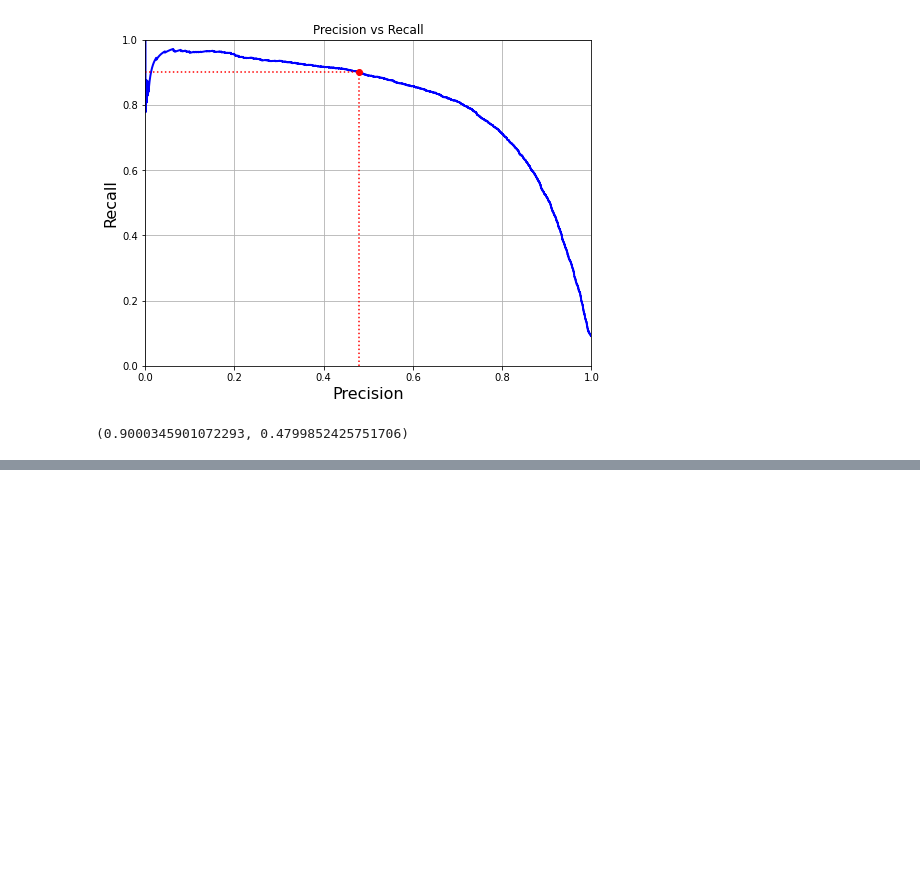
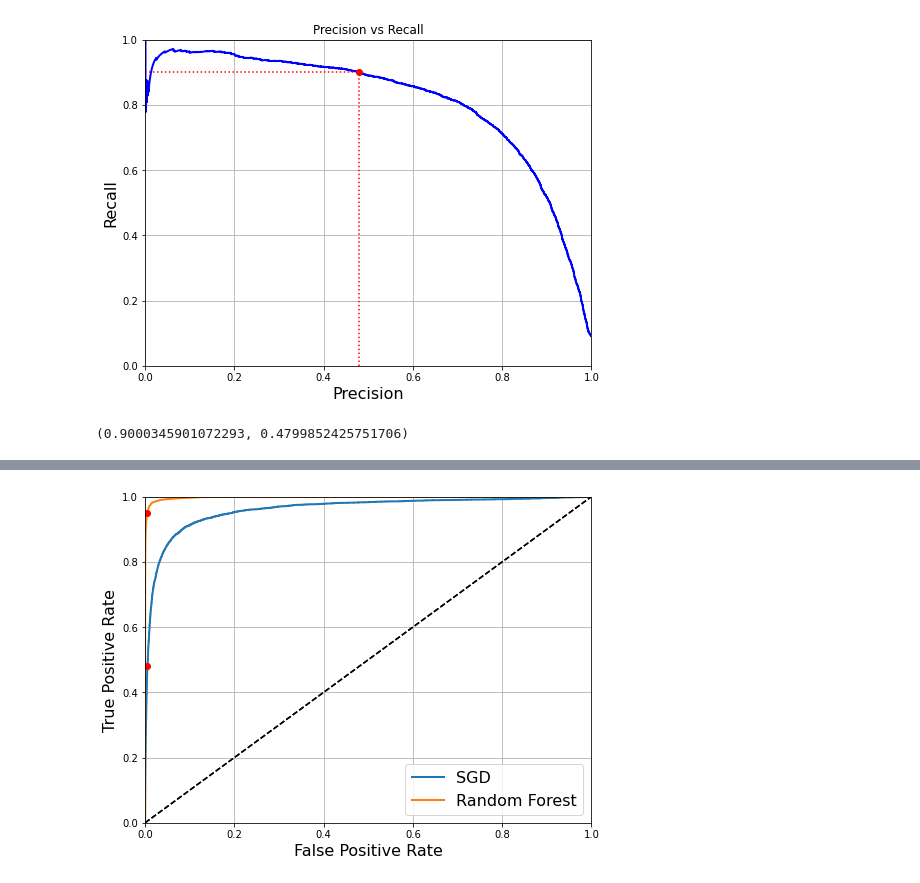
Before and after one commit to matyama/homl, a Jupyter notebook: 03_classification.ipynb, the cells around one changed output, grey strips where cells are left out. Cells and saved outputs as stored; diff of their text form; code cells hidden in the pictures; blank space fills up the shorter version.

```diff
--- a/03_classification.ipynb
+++ b/03_classification.ipynb
@@ -272,0 +319,30 @@ precision_90, recall_90_precision
+# %%
+from sklearn.ensemble import RandomForestClassifier
+
+forest_clf = RandomForestClassifier(random_state=42)
+
+y_proba_forest = cross_val_predict(forest_clf, X_train, y_train_5, cv=3, method='predict_proba')
+y_scores_forest = y_proba_forest[:, 1]  # score = probability of the positive class
+
+fpr_forest, tpr_forest, thresholds_forest = roc_curve(y_train_5, y_scores_forest)
+recall_90_precision_forest = tpr_forest[np.argmax(fpr_forest >= fpr_90)]
+
+plt.figure(figsize=(8, 6))
+
+# plot the ROC curve of the SGD
+plot_roc_curve(fpr, tpr, label='SGD')
+
+# plot the ROC curve of the Random Forest
+plot_roc_curve(fpr_forest, tpr_forest, label='Random Forest')
+
+# plot point of 90% precision on the SGD ROC curve
+plt.plot([fpr_90], [recall_90_precision], 'ro')
+
+# plot point of 90% precision on the Random Forest ROC curve
+plt.plot([fpr_90], [recall_90_precision_forest], 'ro')
+
+plt.legend(loc='lower right', fontsize=16)
+
+plt.show()
+# %% [output]
+[figure, added]
```
Also changed, not shown: parts of 23 cells of this notebook.
